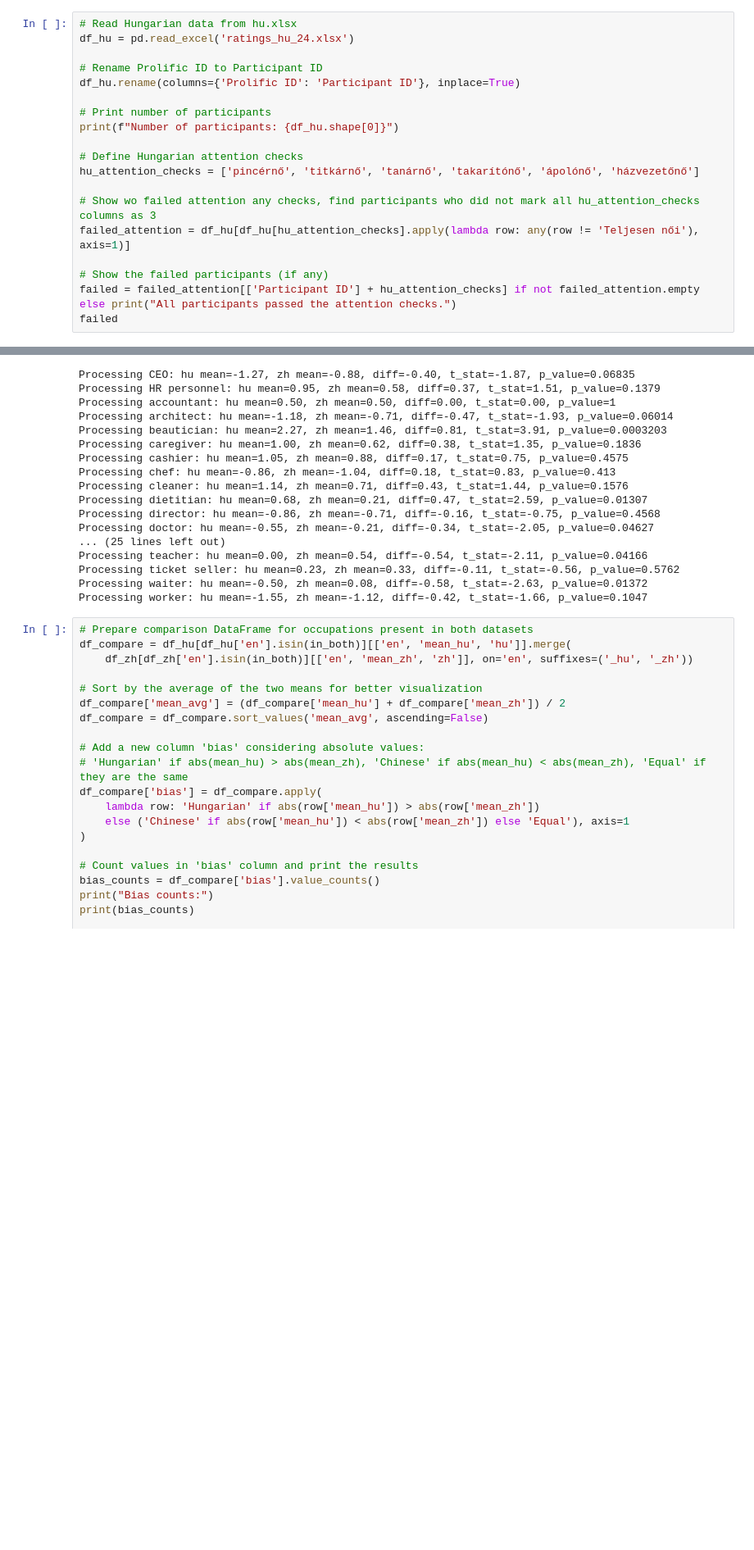
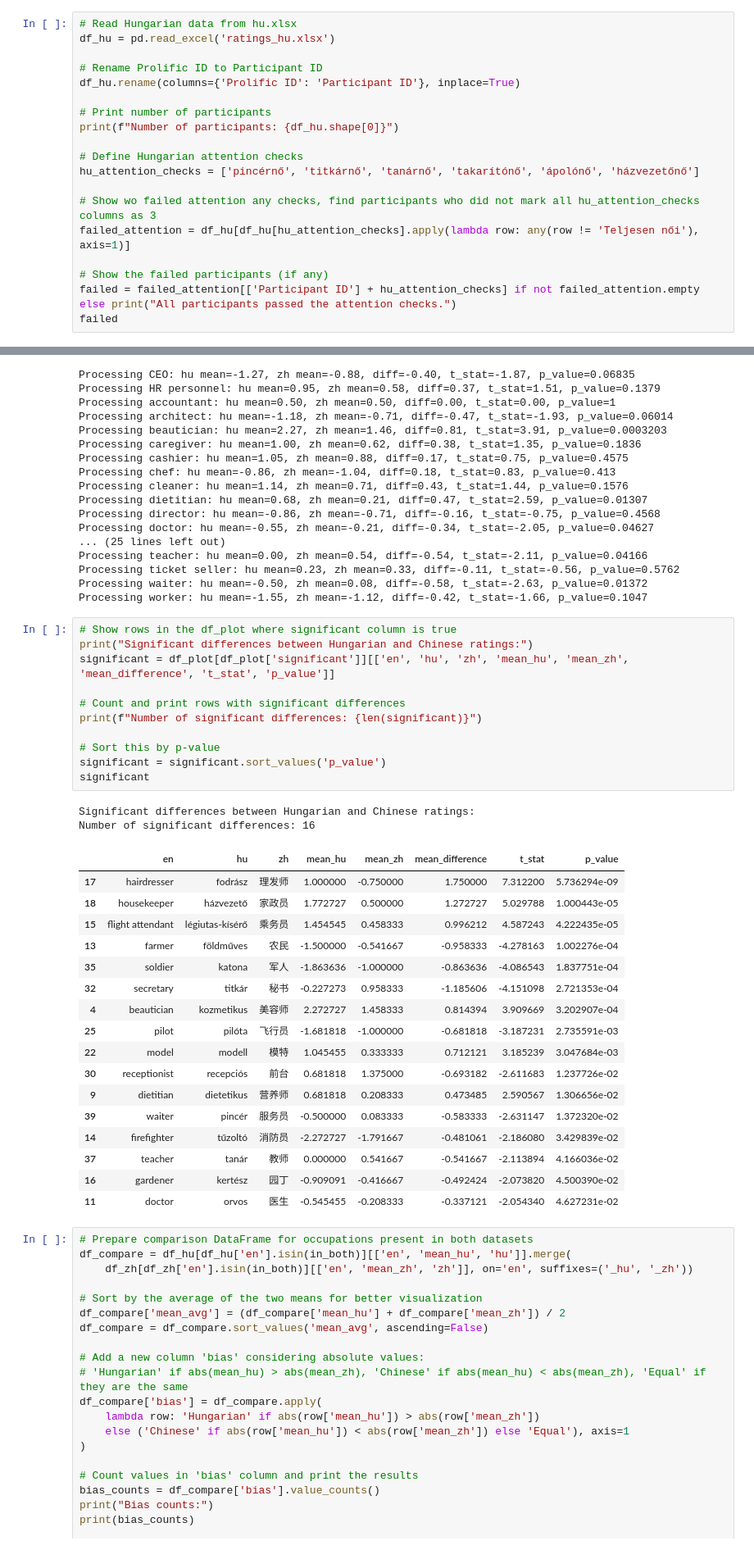
Before and after one commit to partigabor/occupational-gender-bias, a Jupyter notebook: occupations.ipynb, the cells around one changed output, grey strips where cells are left out. Shown at 82% size. Saved outputs shown, nothing was run; the diff lists cells and outputs as text; blank space fills up the shorter version.

```diff
--- a/occupations.ipynb
+++ b/occupations.ipynb
@@ -76,7 +76,7 @@ Rejected participants: ['5e57a0020c3c6a14a1624031', '599494e7bf8bcf0001ab6973',
 | 4 | 68708fb5ab7d87dd294e6c74 | 5d3873197860c8001a106e02 | APPROVED | Not Applicable | 2025-07-11T04:16:49.056000Z | 2025-07-11T04:21:24.387000Z | 2025-07-15T04:08:33.533000Z | ... |
 # %%
 # Read Hungarian data from hu.xlsx
-df_hu = pd.read_excel('ratings_hu_24.xlsx')
+df_hu = pd.read_excel('ratings_hu.xlsx')
 
 # Rename Prolific ID to Participant ID
 df_hu.rename(columns={'Prolific ID': 'Participant ID'}, inplace=True)
@@ -1922,6 +1922,37 @@ Processing teacher: hu mean=0.00, zh mean=0.54, diff=-0.54, t_stat=-2.11, p_valu
 Processing ticket seller: hu mean=0.23, zh mean=0.33, diff=-0.11, t_stat=-0.56, p_value=0.5762
 Processing waiter: hu mean=-0.50, zh mean=0.08, diff=-0.58, t_stat=-2.63, p_value=0.01372
 Processing worker: hu mean=-1.55, zh mean=-1.12, diff=-0.42, t_stat=-1.66, p_value=0.1047
+# %%
+# Show rows in the df_plot where significant column is true
+print("Significant differences between Hungarian and Chinese ratings:")
+significant = df_plot[df_plot['significant']][['en', 'hu', 'zh', 'mean_hu', 'mean_zh', 'mean_difference', 't_stat', 'p_value']]
+
+# Count and print rows with significant differences
+print(f"Number of significant differences: {len(significant)}")
+
+# Sort this by p-value
+significant = significant.sort_values('p_value')
+significant
+# %% [output]
+Significant differences between Hungarian and Chinese ratings:
+Number of significant differences: 16
+|  | en | hu | zh | mean_hu | mean_zh | mean_difference | t_stat | p_value |
+| 17 | hairdresser | fodrász | 理发师 | 1.000000 | -0.750000 | 1.750000 | 7.312200 | 5.736294e-09 |
+| 18 | housekeeper | házvezető | 家政员 | 1.772727 | 0.500000 | 1.272727 | 5.029788 | 1.000443e-05 |
+| 15 | flight attendant | légiutas-kísérő | 乘务员 | 1.454545 | 0.458333 | 0.996212 | 4.587243 | 4.222435e-05 |
+| 13 | farmer | földműves | 农民 | -1.500000 | -0.541667 | -0.958333 | -4.278163 | 1.002276e-04 |
+| 35 | soldier | katona | 军人 | -1.863636 | -1.000000 | -0.863636 | -4.086543 | 1.837751e-04 |
+| 32 | secretary | titkár | 秘书 | -0.227273 | 0.958333 | -1.185606 | -4.151098 | 2.721353e-04 |
+| 4 | beautician | kozmetikus | 美容师 | 2.272727 | 1.458333 | 0.814394 | 3.909669 | 3.202907e-04 |
+| 25 | pilot | pilóta | 飞行员 | -1.681818 | -1.000000 | -0.681818 | -3.187231 | 2.735591e-03 |
+| 22 | model | modell | 模特 | 1.045455 | 0.333333 | 0.712121 | 3.185239 | 3.047684e-03 |
+| 30 | receptionist | recepciós | 前台 | 0.681818 | 1.375000 | -0.693182 | -2.611683 | 1.237726e-02 |
+| 9 | dietitian | dietetikus | 营养师 | 0.681818 | 0.208333 | 0.473485 | 2.590567 | 1.306656e-02 |
+| 39 | waiter | pincér | 服务员 | -0.500000 | 0.083333 | -0.583333 | -2.631147 | 1.372320e-02 |
+| 14 | firefighter | tűzoltó | 消防员 | -2.272727 | -1.791667 | -0.481061 | -2.186080 | 3.429839e-02 |
+| 37 | teacher | tanár | 教师 | 0.000000 | 0.541667 | -0.541667 | -2.113894 | 4.166036e-02 |
+| 16 | gardener | kertész | 园丁 | -0.909091 | -0.416667 | -0.492424 | -2.073820 | 4.500390e-02 |
+| 11 | doctor | orvos | 医生 | -0.545455 | -0.208333 | -0.337121 | -2.054340 | 4.627231e-02 |
 # %%
 # Prepare comparison DataFrame for occupations present in both datasets
 df_compare = df_hu[df_hu['en'].isin(in_both)][['en', 'mean_hu', 'hu']].merge(
```
Also changed, not shown: parts of 2 cells of this notebook, 24 other files.
